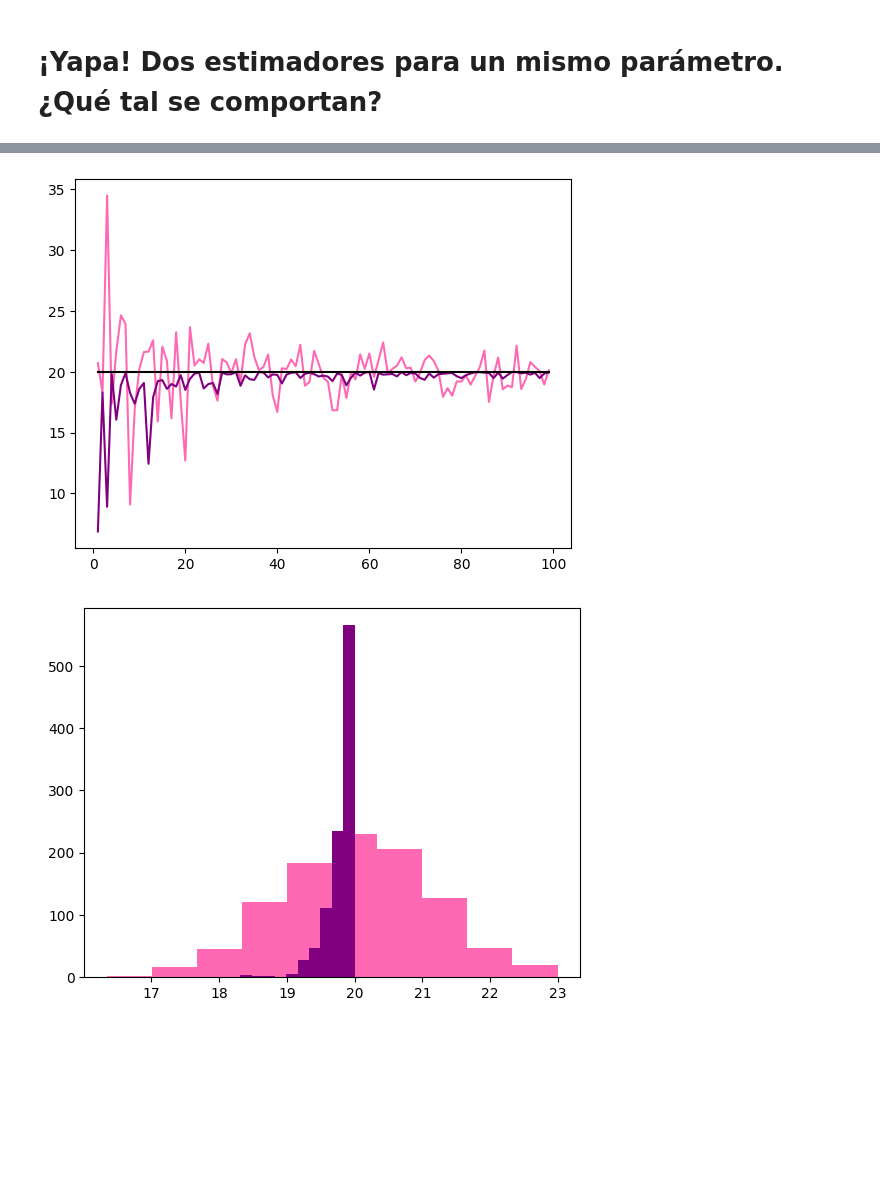
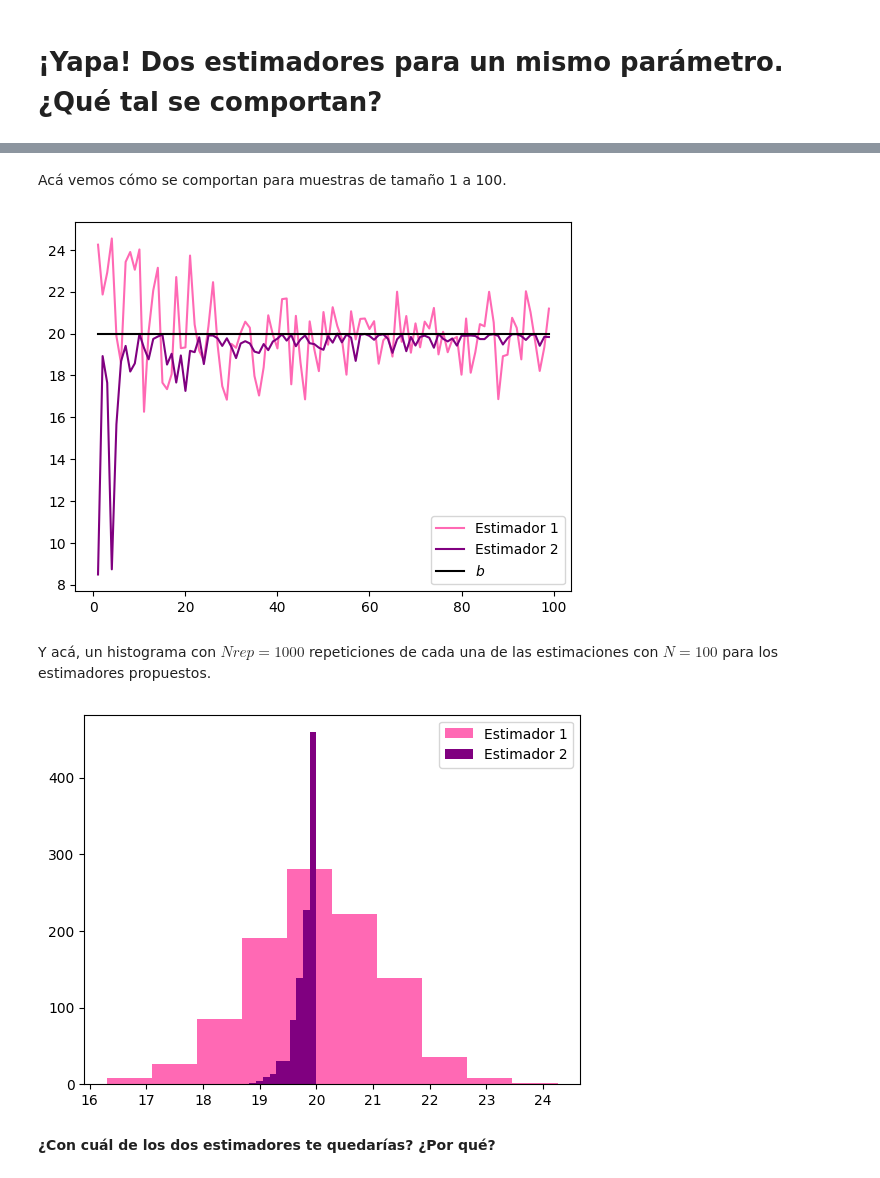
Before and after one commit to daniellaparada/PyE-TDS, a Jupyter notebook: 4_Simulación_de_resultados_de_convergencia.ipynb, the cells around one changed output, grey strips where cells are left out. Cells and saved outputs as stored; diff of their text form; code cells hidden in the pictures; blank space fills up the shorter version.

```diff
--- a/4_Simulación_de_resultados_de_convergencia.ipynb
+++ b/4_Simulación_de_resultados_de_convergencia.ipynb
@@ -749,17 +830,24 @@ plt.plot(enes,param, color='black');
+# %% [markdown]
+Acá vemos cómo se comportan para muestras de tamaño 1 a 100.
 # %%
 N=100
 enes = range(1,N)
 param = [b for n in enes]
-plt.plot(enes,[estimador_1(n) for n in enes], color='hotpink')
-plt.plot(enes,[estimador_2(n) for n in enes], color='purple')
-plt.plot(enes,param, color='black');
+plt.plot(enes,[estimador_1(n) for n in enes], color='hotpink', label='Estimador 1')
+plt.plot(enes,[estimador_2(n) for n in enes], color='purple', label='Estimador 2')
+plt.plot(enes,param, color='black', label='$b$')
+plt.legend();
 # %% [output]
-[figure, old version]
+[figure, new version]
+# %% [markdown]
+Y acá, un histograma con $Nrep=1000$ repeticiones de cada una de las estimaciones con $N=100$ para los estimadores propuestos.
 # %%
 N=100
-plt.hist([estimador_1(N) for i in Nrep], color='hotpink')
-
-N=100
-plt.hist([estimador_2(N) for i in Nrep], color='purple');
+Nrep = 1000
+plt.hist([estimador_1(N) for i in range(1,Nrep)], color='hotpink', label='Estimador 1')
+plt.hist([estimador_2(N) for i in range(1,Nrep)], color='purple', label='Estimador 2')
+plt.legend();
 # %% [output]
-[figure, old version]
+[figure, new version]
+# %% [markdown]
+**¿Con cuál de los dos estimadores te quedarías? ¿Por qué?**
```
Also changed, not shown: parts of 29 cells of this notebook.
